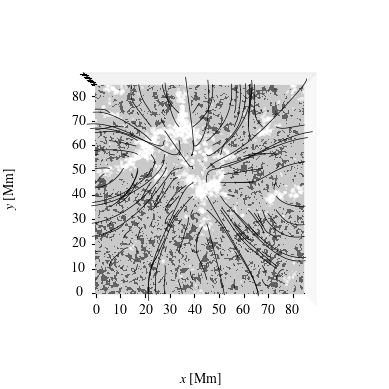
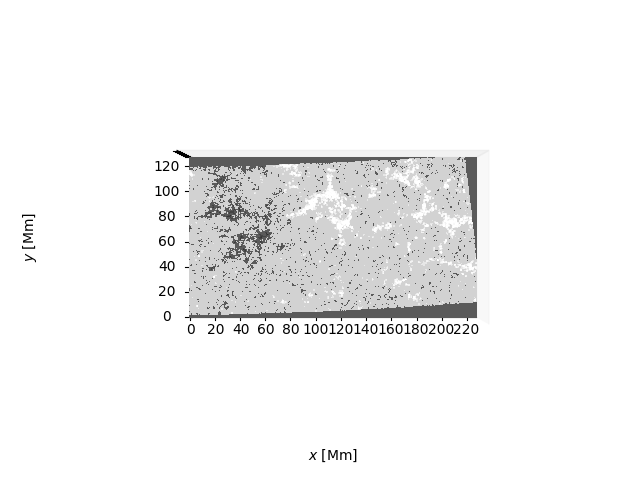
The change to this notebook cell's code, shown as a diff; its figure went from the first image to the second:
--- before
+++ after
@@ -2,3 +2,4 @@
 %matplotlib inline
 
-plot_magnetogram_3D(data3d, view="los", footpoints="all")
+with plt.style.context("default"):
+    plot_magnetogram_3D(data3d, view="los", footpoints="all")

Commit: new spacetime plots